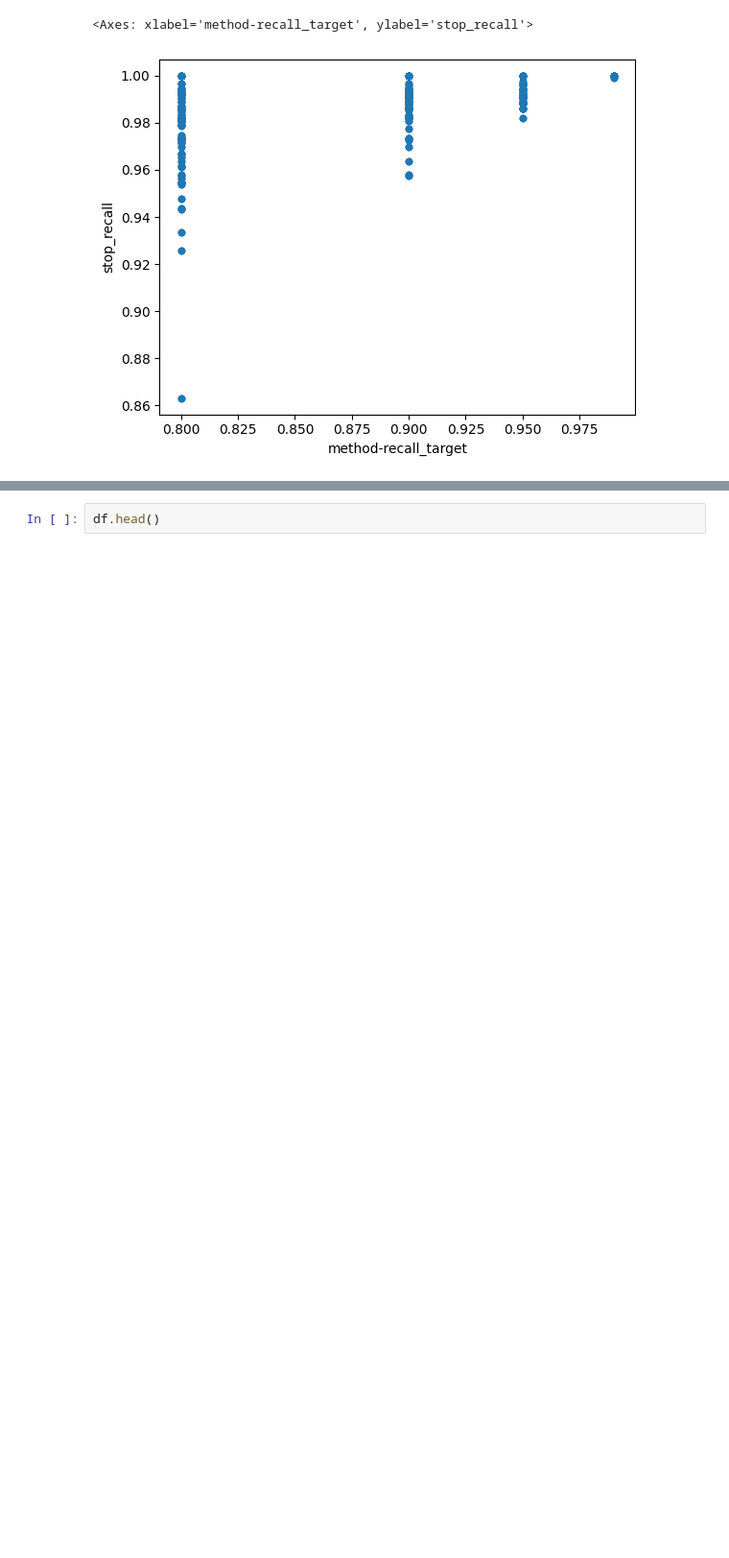
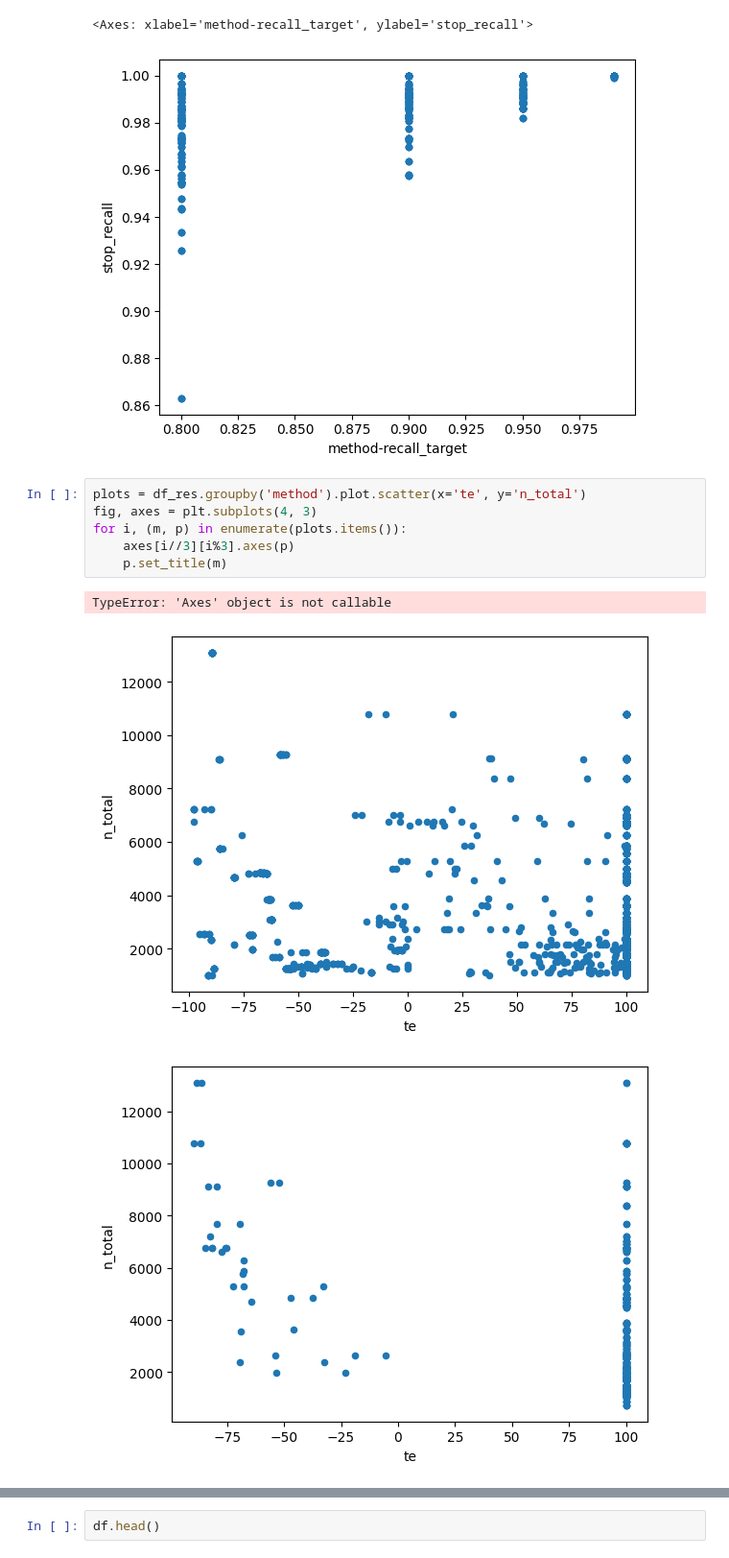
Before and after one commit to destiny-evidence/stopping-methods, a Jupyter notebook: evaluation/ExploreResults.ipynb, the cells around one changed output, grey strips where cells are left out. Shown at 96% size. Cells and saved outputs as stored; diff of their text form; blank space fills up the shorter version.

```diff
--- a/evaluation/ExploreResults.ipynb
+++ b/evaluation/ExploreResults.ipynb
@@ -458,3 +659,13 @@ df_res[df_res['method'] == 'BUSCAR'].plot.scatter(x='method-recall_target', y='s
 # %% [output]
 <Axes: xlabel='method-recall_target', ylabel='stop_recall'>
 [figure]
+# %%
+plots = df_res.groupby('method').plot.scatter(x='te', y='n_total')
+fig, axes = plt.subplots(4, 3)
+for i, (m, p) in enumerate(plots.items()):
+    axes[i//3][i%3].axes(p)
+    p.set_title(m)
+# %% [output]
+TypeError: 'Axes' object is not callable
+[figure, added]
+[figure, added]
```
Also changed, not shown: parts of 25 cells of this notebook, 1 other file.
